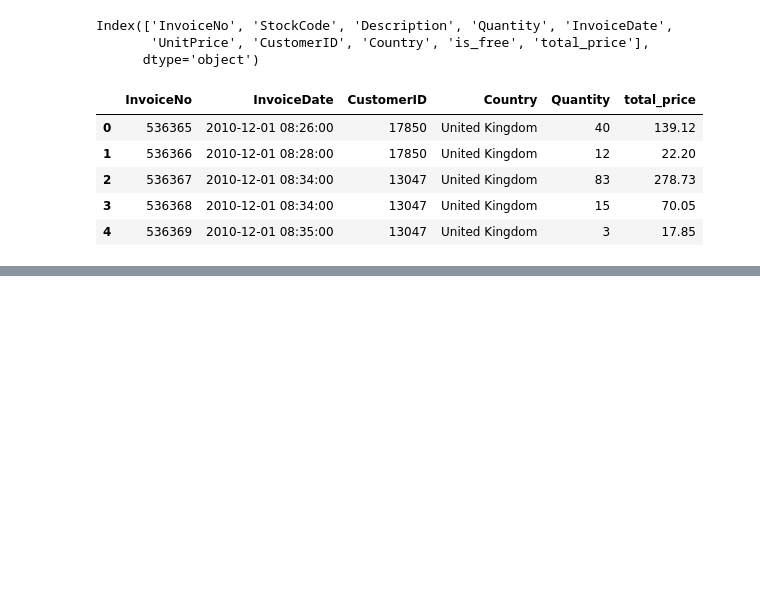
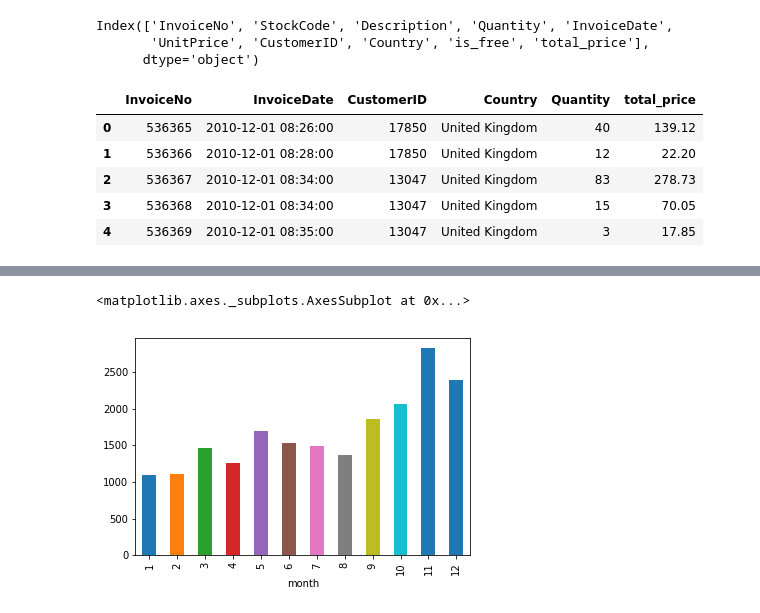
Before and after one commit to JimenaBaripatti/e-commerce_data, a Jupyter notebook: e-commerce_data/notebooks/02-JB-Data_Exploration.ipynb, the cells around one changed output, grey strips where cells are left out. Drawn from its saved outputs; the diff is of its cells as text; code cells hidden in the pictures; blank space fills up the shorter version.

```diff
--- a/e-commerce_data/notebooks/02-JB-Data_Exploration.ipynb
+++ b/e-commerce_data/notebooks/02-JB-Data_Exploration.ipynb
@@ -54,3 +55,9 @@ There are more sales near to the holiday season and the sales are not constant t
+# %%
+invoices['month'] = invoices['InvoiceDate'].dt.month
+invoices.groupby('month')['InvoiceNo'].count().sort_index().plot('bar')
+# %% [output]
+<matplotlib.axes._subplots.AxesSubplot at 0x...>
+[figure, added]
 # %%
 invoices['weekday'] = invoices['InvoiceDate'].dt.day_name()
 # %%
```
Also changed, not shown: parts of 7 cells of this notebook.
